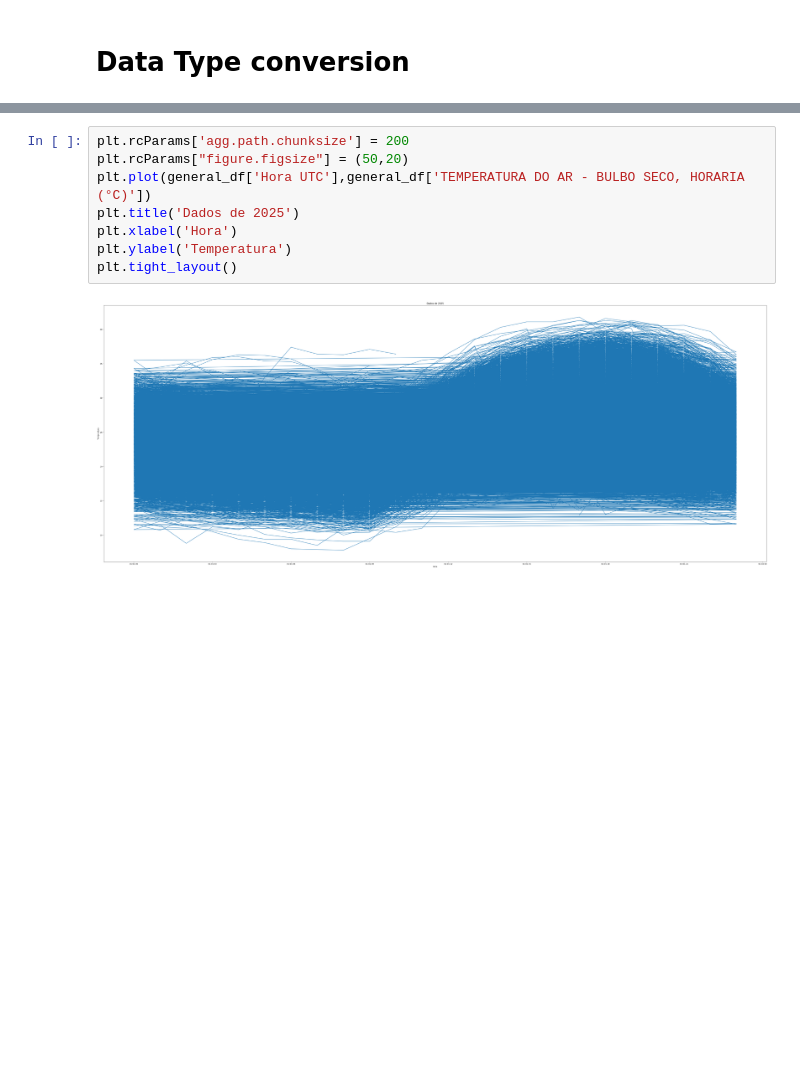
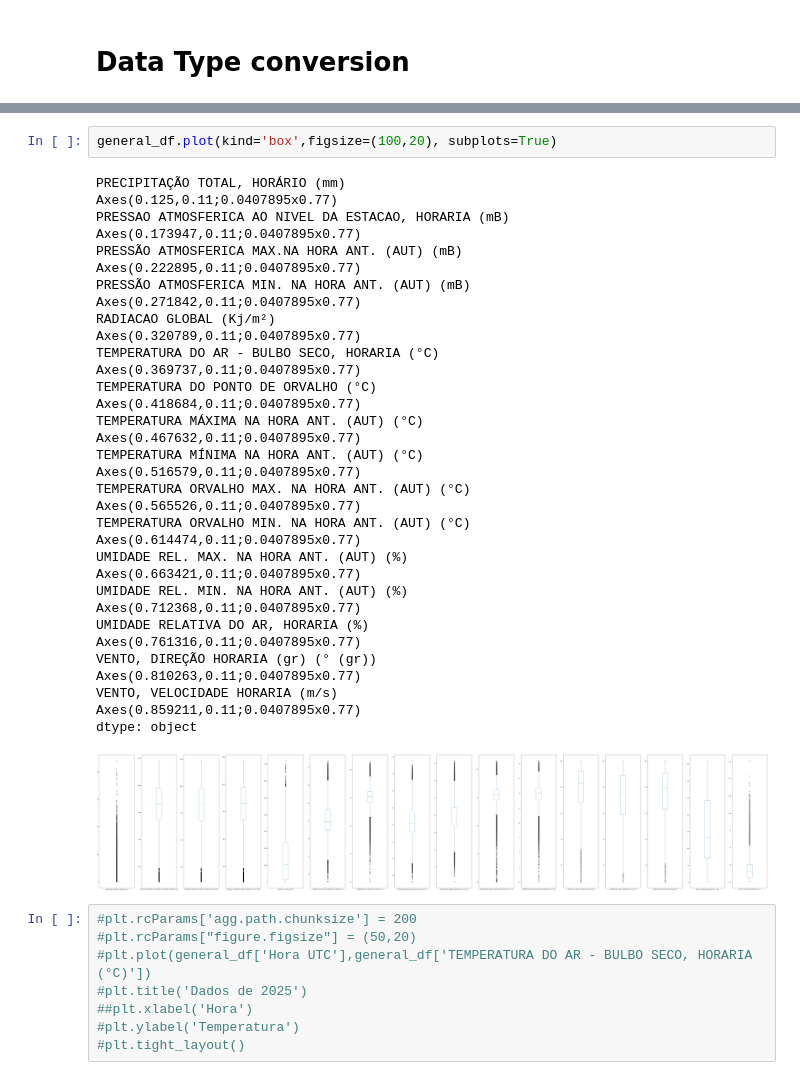
Before and after one commit to tracyxoxo/TCC-IA, a Jupyter notebook: TCC.ipynb, the cells around one changed output, grey strips where cells are left out. Saved outputs shown, nothing was run; the diff lists cells and outputs as text; blank space fills up the shorter version.

Commit message:
Update TCC.ipynb
box plot to identify outliers

```diff
--- a/TCC.ipynb
+++ b/TCC.ipynb
@@ -88,10 +139,29 @@ general_df['TEMPERATURA DO AR - BULBO SECO, HORARIA (°C)'] = general_df['TEMPER
+# %%
+general_df.plot(kind='box',figsize=(100,20), subplots=True)
+# %% [output]
+PRECIPITAÇÃO TOTAL, HORÁRIO (mm)                            Axes(0.125,0.11;0.0407895x0.77)
+PRESSAO ATMOSFERICA AO NIVEL DA ESTACAO, HORARIA (mB)    Axes(0.173947,0.11;0.0407895x0.77)
+PRESSÃO ATMOSFERICA MAX.NA HORA ANT. (AUT) (mB)          Axes(0.222895,0.11;0.0407895x0.77)
+PRESSÃO ATMOSFERICA MIN. NA HORA ANT. (AUT) (mB)         Axes(0.271842,0.11;0.0407895x0.77)
+RADIACAO GLOBAL (Kj/m²)                                  Axes(0.320789,0.11;0.0407895x0.77)
+TEMPERATURA DO AR - BULBO SECO, HORARIA (°C)             Axes(0.369737,0.11;0.0407895x0.77)
+TEMPERATURA DO PONTO DE ORVALHO (°C)                     Axes(0.418684,0.11;0.0407895x0.77)
+TEMPERATURA MÁXIMA NA HORA ANT. (AUT) (°C)               Axes(0.467632,0.11;0.0407895x0.77)
+TEMPERATURA MÍNIMA NA HORA ANT. (AUT) (°C)               Axes(0.516579,0.11;0.0407895x0.77)
+TEMPERATURA ORVALHO MAX. NA HORA ANT. (AUT) (°C)         Axes(0.565526,0.11;0.0407895x0.77)
+TEMPERATURA ORVALHO MIN. NA HORA ANT. (AUT) (°C)         Axes(0.614474,0.11;0.0407895x0.77)
+UMIDADE REL. MAX. NA HORA ANT. (AUT) (%)                 Axes(0.663421,0.11;0.0407895x0.77)
+UMIDADE REL. MIN. NA HORA ANT. (AUT) (%)                 Axes(0.712368,0.11;0.0407895x0.77)
+UMIDADE RELATIVA DO AR, HORARIA (%)                      Axes(0.761316,0.11;0.0407895x0.77)
+VENTO, DIREÇÃO HORARIA (gr) (° (gr))                     Axes(0.810263,0.11;0.0407895x0.77)
+VENTO, VELOCIDADE HORARIA (m/s)                          Axes(0.859211,0.11;0.0407895x0.77)
+dtype: object
+[figure, added]
 # %%
-plt.rcParams['agg.path.chunksize'] = 200
-plt.rcParams["figure.figsize"] = (50,20)
-plt.plot(general_df['Hora UTC'],general_df['TEMPERATURA DO AR - BULBO SECO, HORARIA (°C)'])
-plt.title('Dados de 2025')
-plt.xlabel('Hora')
-plt.ylabel('Temperatura')
-plt.tight_layout()
+#plt.rcParams['agg.path.chunksize'] = 200
+#plt.rcParams["figure.figsize"] = (50,20)
+#plt.plot(general_df['Hora UTC'],general_df['TEMPERATURA DO AR - BULBO SECO, HORARIA (°C)'])
+#plt.title('Dados de 2025')
+##plt.xlabel('Hora')
+#plt.ylabel('Temperatura')
+#plt.tight_layout()
-# %% [output]
-[figure, removed]
```
Also changed, not shown: parts of 6 cells of this notebook.
